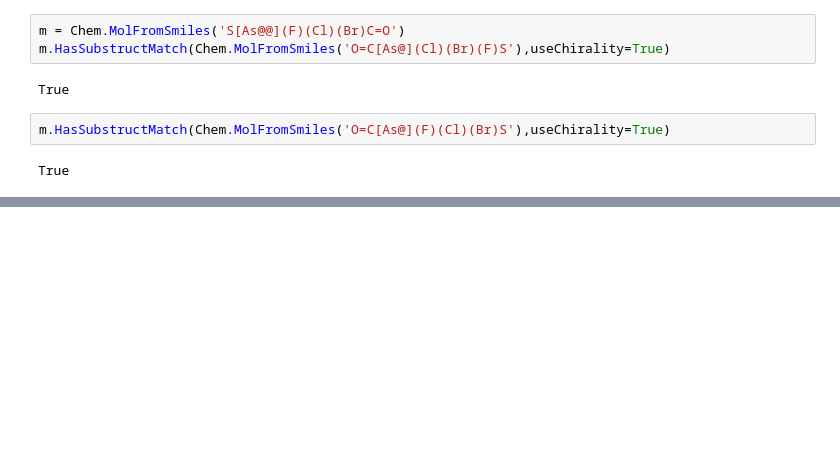
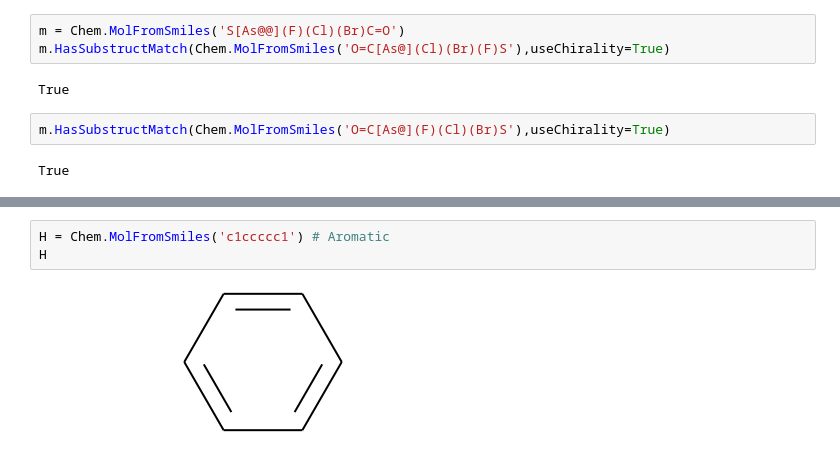
Before and after one commit to LimYeongJun/Jump-to-python, a Jupyter notebook: smiles.ipynb, the cells around one changed output, grey strips where cells are left out. Drawn from its saved outputs; the diff is of its cells as text; blank space fills up the shorter version.

```diff
--- a/smiles.ipynb
+++ b/smiles.ipynb
@@ -303,0 +346,5 @@ O=C$[Co@]$(F)(Cl)(Br)(I)S
+# %%
+H = Chem.MolFromSmiles('c1ccccc1') # Aromatic
+H
+# %% [output]
+[figure, added]
```
Also changed, not shown: parts of 16 cells of this notebook.
